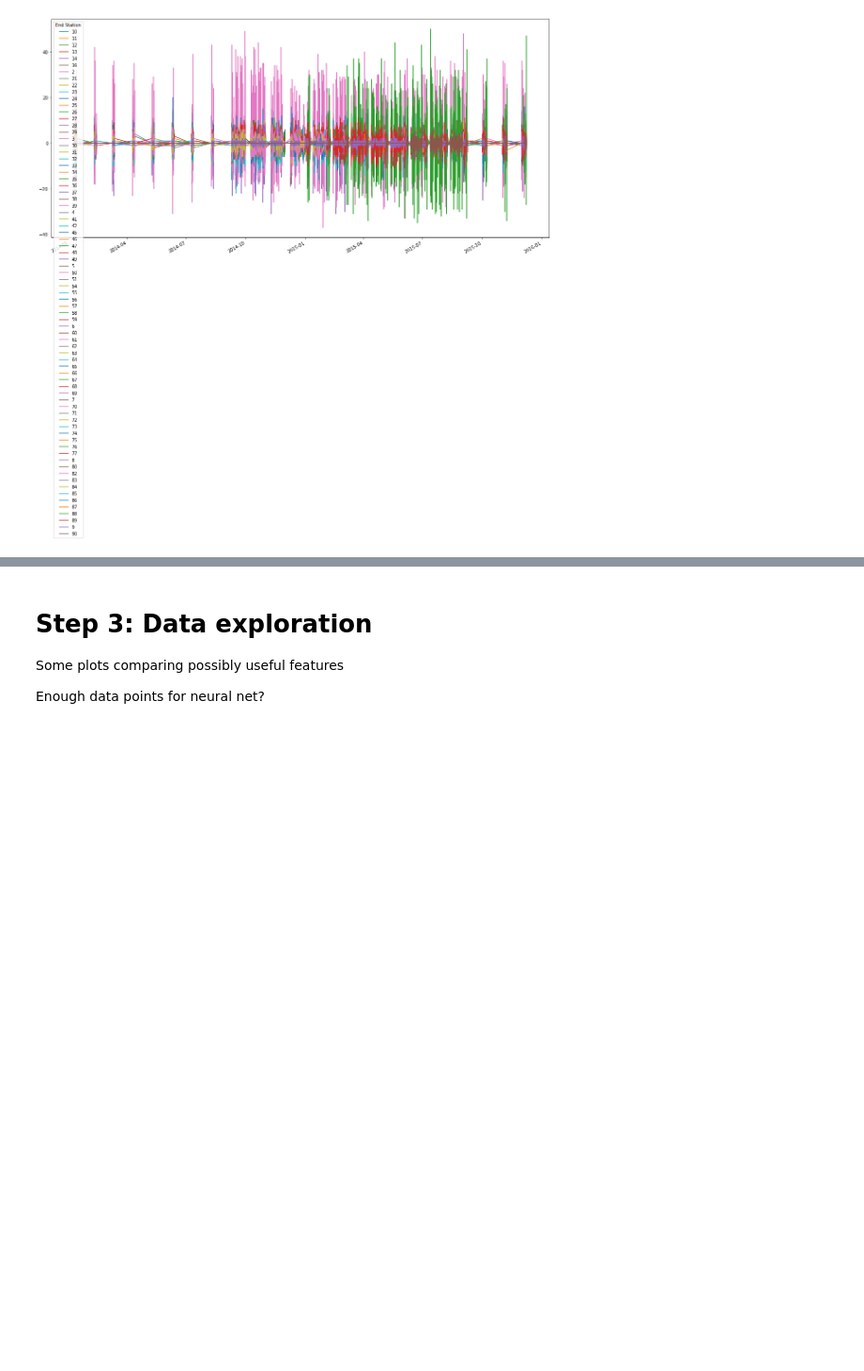
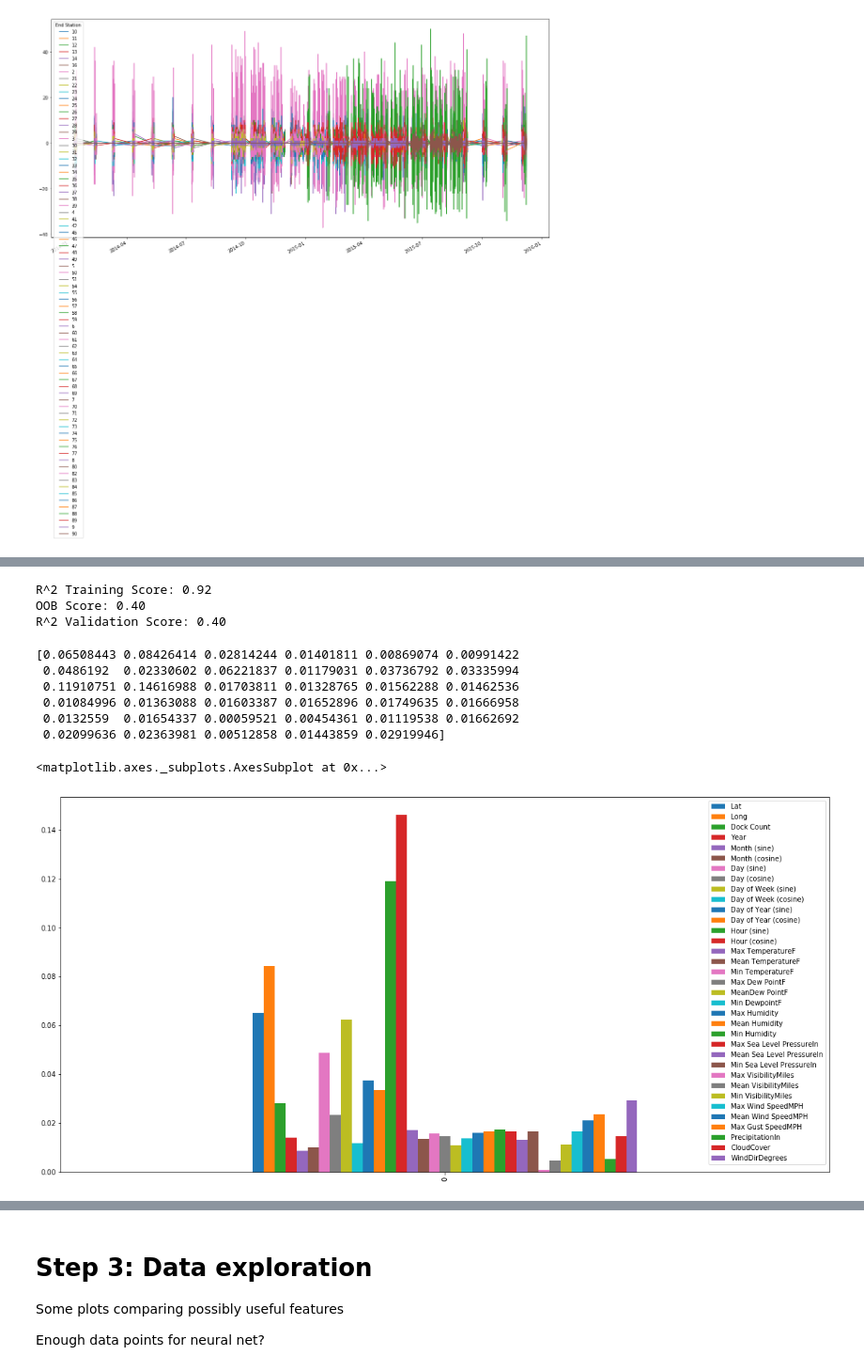
Before and after one commit to t-nel-95/codility-ml-test, a Jupyter notebook: Dataroots Codility Test.ipynb, the cells around one changed output, grey strips where cells are left out. Shown at 94% size. Saved outputs shown, nothing was run; the diff lists cells and outputs as text; code cells hidden in the pictures; blank space fills up the shorter version.

Commit message:
random forest

```diff
--- a/Dataroots Codility Test.ipynb
+++ b/Dataroots Codility Test.ipynb
@@ -287,0 +306,42 @@ ValueError: could not convert string to float: 'None'
+# %%
+from sklearn.model_selection import train_test_split
+from sklearn.ensemble import RandomForestRegressor
+from sklearn.preprocessing import MinMaxScaler
+
+X = dataset.drop(['Net Rate'], axis=1)
+y = dataset['Net Rate']
+X_train, X_test, y_train, y_test = train_test_split(X, y, train_size=0.5, test_size=0.2, random_state = 42)
+# %%
+rf = RandomForestRegressor(
+    n_estimators = 100,
+    bootstrap = True,
+    oob_score = True,
+    random_state = 42
+)
+
+rf.fit(X_train, y_train)
+
+print(
+    'R^2 Training Score: {:.2f} \nOOB Score: {:.2f} \nR^2 Validation Score: {:.2f}'.format(
+        rf.score(X_train, y_train),
+        rf.oob_score_,
+        rf.score(X_test, y_test)
+    )
+)
+# %% [output]
+R^2 Training Score: 0.92
+OOB Score: 0.40
+R^2 Validation Score: 0.40
+# %%
+print(rf.feature_importances_)
+f_imps = pd.DataFrame([rf.feature_importances_], columns=X.columns)
+f_imps.plot.bar(figsize=(20,10))
+# %% [output]
+[0.06508443 0.08426414 0.02814244 0.01401811 0.00869074 0.00991422
+ 0.0486192  0.02330602 0.06221837 0.01179031 0.03736792 0.03335994
+ 0.11910751 0.14616988 0.01703811 0.01328765 0.01562288 0.01462536
+ 0.01084996 0.01363088 0.01603387 0.01652896 0.01749635 0.01666958
+ 0.0132559  0.01654337 0.00059521 0.00454361 0.01119538 0.01662692
+ 0.02099636 0.02363981 0.00512858 0.01443859 0.02919946]
+<matplotlib.axes._subplots.AxesSubplot at 0x...>
+[figure, added]
```
Also changed, not shown: parts of 6 cells of this notebook, 2 other files.
